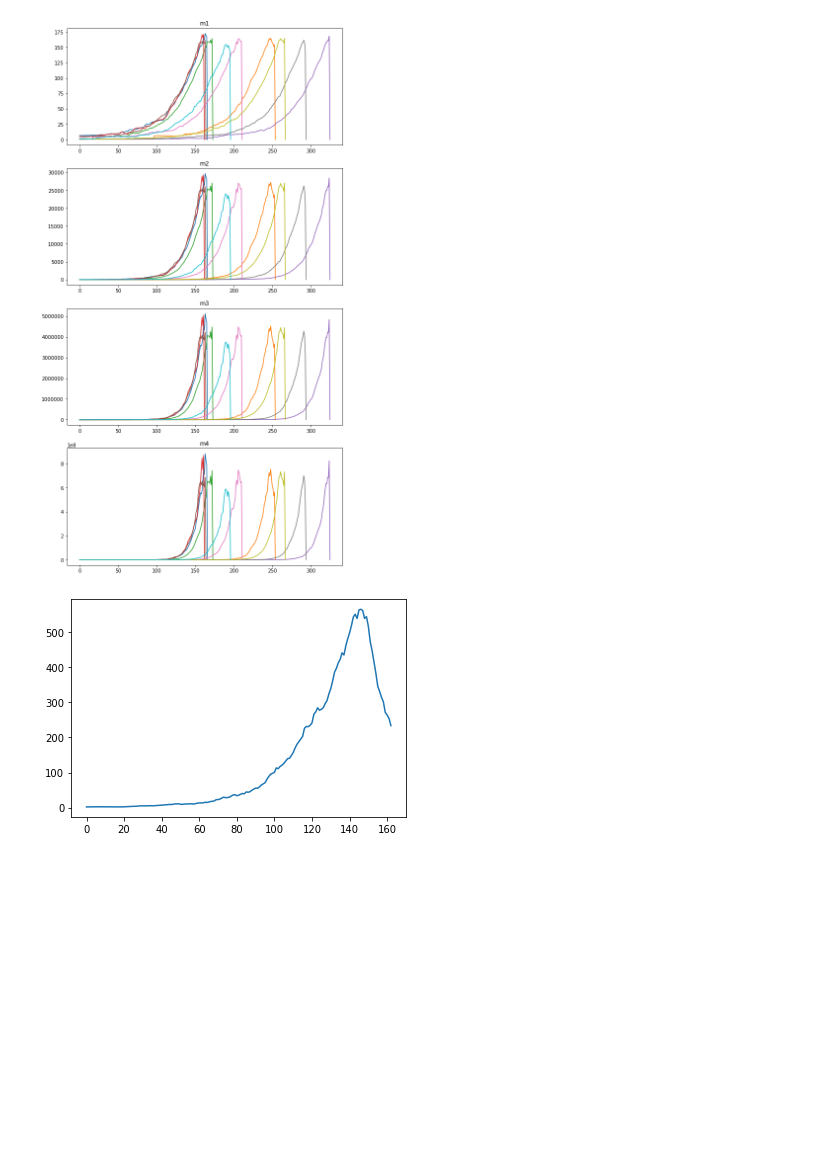
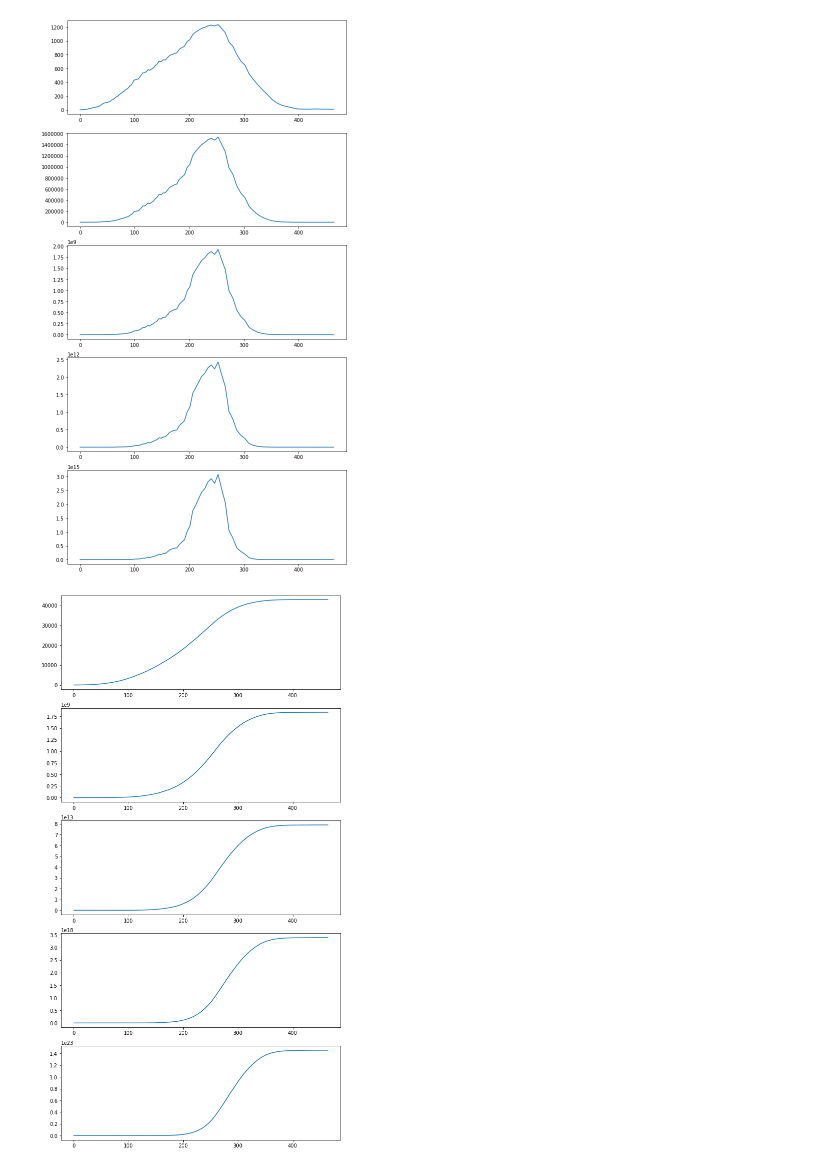
Before and after one commit to Irene-Li/BARW, a Jupyter notebook: BARW/plot_data.ipynb, the cells around one changed output. Cells and saved outputs as stored; diff of their text form; code cells hidden in the pictures; blank space fills up the shorter version.

```diff
--- a/BARW/plot_data.ipynb
+++ b/BARW/plot_data.ipynb
@@ -16,10 +10,11 @@ file = open("data_{}.txt".format(label))
 realisations = []
 flag = True
 L = 255
+n_realisations = 10
 
 n = 0
 
-while n < 100:
+while n < n_realisations:
     line = file.readline()
     if line[0] == '#':
         flag = True
@@ -141,37 +143,33 @@ def make_movies(evolution, label):
 # %%
+actives = []
+tracers = []
+tracer_snapshots = []
+times = []
 
- _, axes = plt.subplots(4, figsize=(10, 20))
+for (i, realisation) in enumerate(realisations):
+    time, total_active, total_tracer, tracer_snapshot = extract_lite(realisation)
+    times.append(time)
+    actives.append(total_active)
+    tracers.append(total_tracer)
+    tracer_snapshots.append(tracer_snapshot)
 
-active_ensemble = []
-tracer_moments = []
-for (i, realisation) in enumerate(realisations[:10]):
-    _, msds, counts, tracers, actives = extract_evolution(realisation)
-    active_ensemble.append(np.sum(actives, axis=(1, 2)))
-    m1, m2, m3, m4 = calculate_moments(actives)
-    axes[0].plot(m1)
-    axes[1].plot(m2)
-    axes[2].plot(m3)
-    axes[3].plot(m4)
+t_array = select_longest(times)
+actives = pad(actives)
+tracers = pad(tracers)
 
-    tracer_moments.append(calculate_moments_of_snapshot(tracers))
+_, axes = plt.subplots(5, figsize=(10, 20))
 
-axes[0].set_title('m1')
-axes[1].set_title('m2')
-axes[2].set_title('m3')
-axes[3].set_title('m4')
+for (i, n) in enumerate(range(1, 6)):
+    m = np.mean(actives**n, axis=0)
+    axes[i].plot(t_array, m)
+#     axes[i].set_xscale('log')
 
-plt.show()
+_, axes = plt.subplots(5, figsize=(10, 20))
+
+for (i, n) in enumerate(range(1, 6)):
+    m = np.mean(tracers**n, axis=0)
+    axes[i].plot(t_array, m)
+#     axes[i].set_xscale('log')
 # %% [output]
-[figure, old version]
+[figure, new version]
+[figure, added]
-# %%
-# Plot active particles numbers average over the ensemble
-
-tmin = 10e4 # just some large number
-for i in active_ensemble:
-    tmin = min(len(i), tmin)
-
-active_ensemble_array = np.vstack([i[:tmin] for i in active_ensemble])
-plt.plot(np.mean(active_ensemble_array, axis=0))
-plt.show()
-# %% [output]
-[figure, removed]
```
Also changed, not shown: parts of 4 cells of this notebook, 2 other files.
